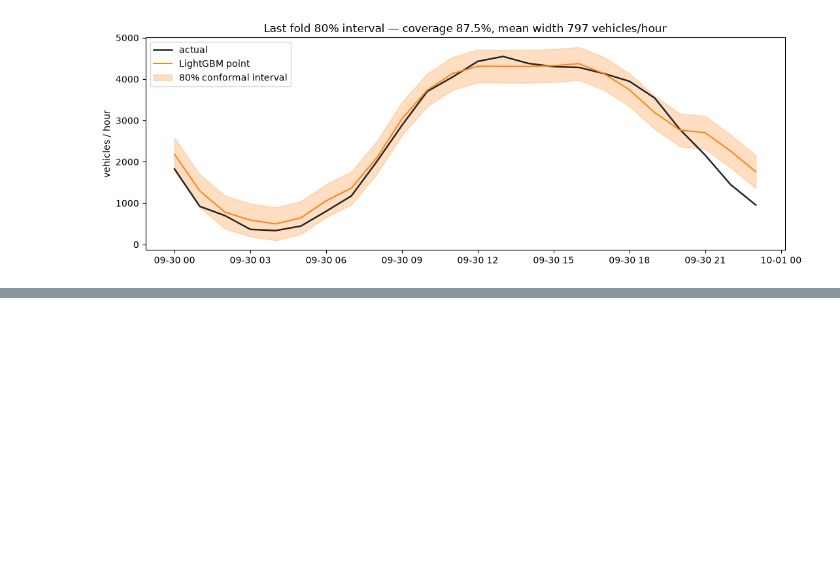
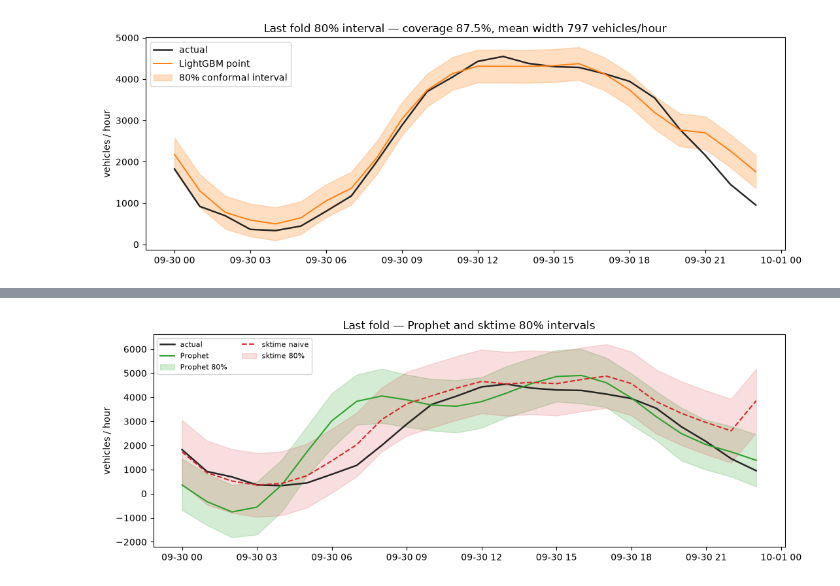
Before and after one commit to owAziz/time-series-analysis-and-forecasting, a Jupyter notebook: capstone.ipynb, the cells around one changed output, grey strips where cells are left out. Drawn from its saved outputs; the diff is of its cells as text; code cells hidden in the pictures; blank space fills up the shorter version.

Commit message:
Add SARIMAX, rolling backtests, Prophet, and sktime intervals.

```diff
--- a/capstone.ipynb
+++ b/capstone.ipynb
@@ -409,17 +485,24 @@ Seasonal-naive and Holt-Winters go through `run_backtest`. LightGBM uses the sam
 # %%
 HORIZON = 24
 N_FOLDS = 4
-MIN_TRAIN = 90 * 24  # 90 days: lag_168 + rolling 168 plus room to fit
+MIN_TRAIN = 90 * 24
 PERIOD = 24
+TRAIN_SIZE = MIN_TRAIN  # rolling window length
 
 n = len(y)
-splits = expanding_window_splits(n, n_folds=N_FOLDS, horizon=HORIZON, min_train_size=MIN_TRAIN)
-print("n =", n, "required min_train + folds*horizon =", MIN_TRAIN + N_FOLDS * HORIZON)
-for i, (tr, te) in enumerate(splits):
-    print(
-        f"fold {i}: train[{tr.start}:{tr.stop}] ({tr.stop - tr.start} h) "
-        f"test[{te.start}:{te.stop}] {y.index[te][0]} → {y.index[te][-1]}"
-        f"  overlap={not (tr.stop <= te.start)}"
-    )
-assert all(tr.stop <= te.start for tr, te in splits), "a fold leaked its own test window"
+expanding_splits = expanding_window_splits(n, n_folds=N_FOLDS, horizon=HORIZON, min_train_size=MIN_TRAIN)
+rolling_splits = rolling_window_splits(n, n_folds=N_FOLDS, horizon=HORIZON, train_size=TRAIN_SIZE)
+print("n =", n)
+print("expanding required", MIN_TRAIN + N_FOLDS * HORIZON)
+print("rolling required", TRAIN_SIZE + N_FOLDS * HORIZON)
+for name, splits in [("expanding", expanding_splits), ("rolling", rolling_splits)]:
+    print(name)
+    for i, (tr, te) in enumerate(splits):
+        print(
+            f"  fold {i}: train[{tr.start}:{tr.stop}] ({tr.stop - tr.start} h) "
+            f"test[{te.start}:{te.stop}] {y.index[te][0]} -> {y.index[te][-1]}"
+            f"  overlap={not (tr.stop <= te.start)}"
+        )
+    assert all(tr.stop <= te.start for tr, te in splits)
+splits = expanding_splits  # default for later cells that say `splits`
 # %% [output]
@@ -721,0 +916,14 @@ Accuracy is not enough. I also care about how much history I have, whether I can
+# %%
+fig, ax = plt.subplots(figsize=(11, 4))
+ax.plot(t_te, y_true_last, color="0.15", linewidth=1.8, label="actual")
+ax.plot(t_te, prophet_pred, color="C2", label="Prophet")
+ax.fill_between(t_te, prophet_lo, prophet_hi, color="C2", alpha=0.2, label="Prophet 80%")
+ax.plot(t_te, sk_pred, color="C3", linestyle="--", label="sktime naive")
+ax.fill_between(t_te, sk_lo, sk_hi, color="C3", alpha=0.15, label="sktime 80%")
+ax.set_title("Last fold — Prophet and sktime 80% intervals")
+ax.set_ylabel("vehicles / hour")
+ax.legend(loc="upper left", ncol=2, fontsize=8)
+fig.tight_layout()
+plt.show()
+# %% [output]
+[figure, added]
```
Also changed, not shown: parts of 16 cells of this notebook, 1 other file.
